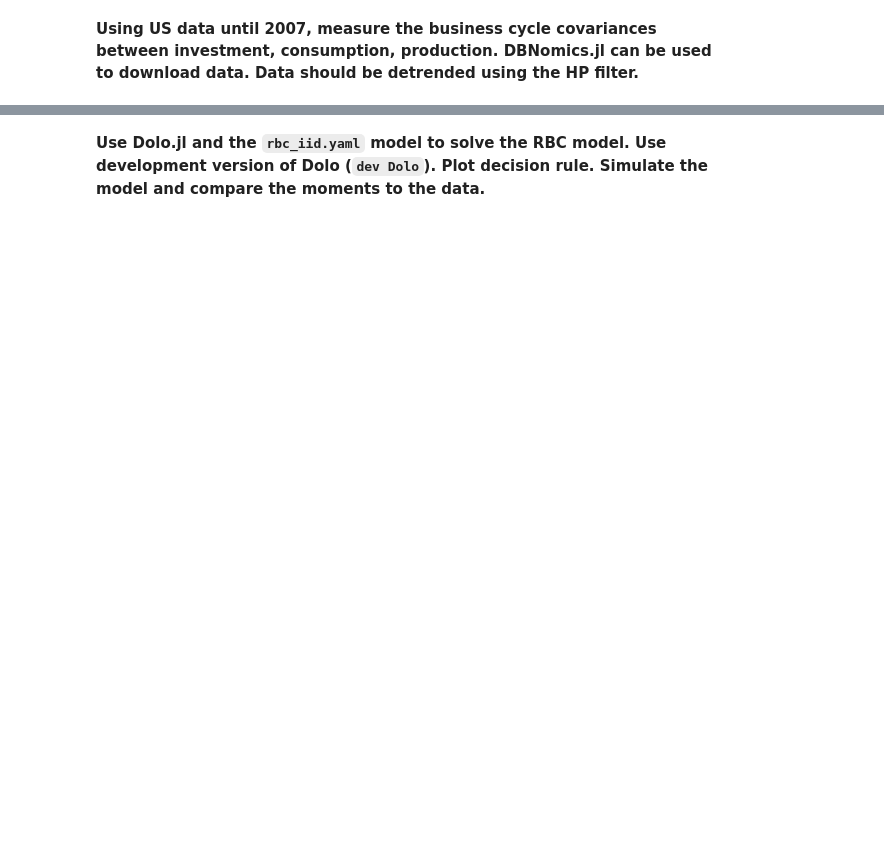
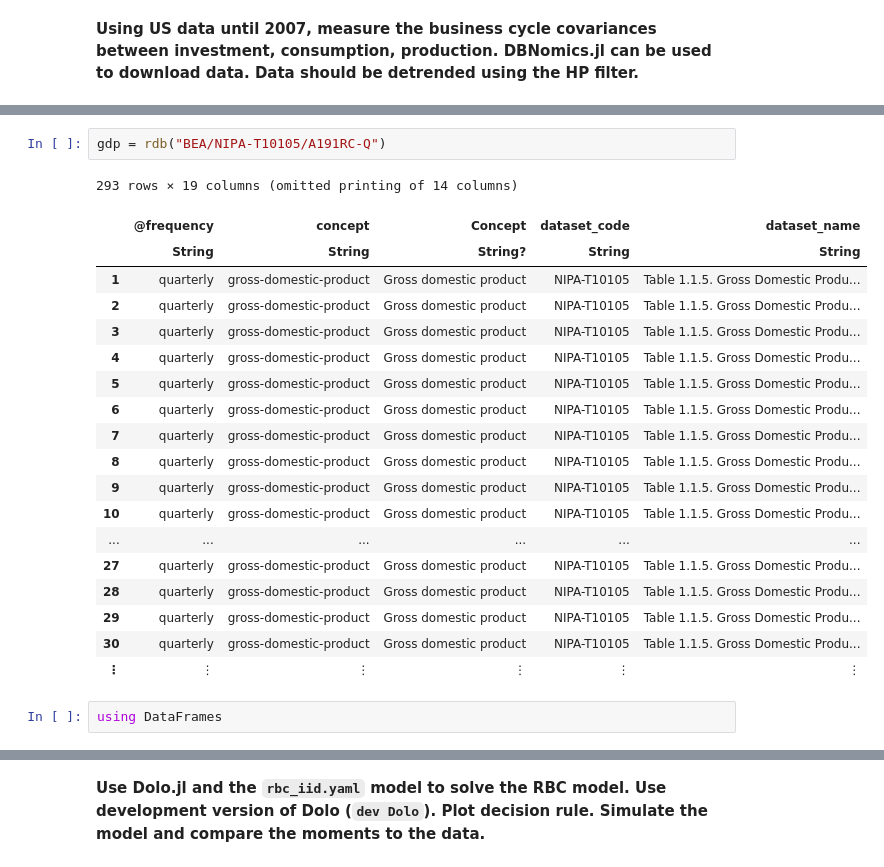
Before and after one commit to albop/eco309, a Jupyter notebook: notebooks/10_FOCs_and_macro_models.ipynb, the cells around one changed output, grey strips where cells are left out. Drawn from its saved outputs; the diff is of its cells as text; blank space fills up the shorter version.

```diff
--- a/notebooks/10_FOCs_and_macro_models.ipynb
+++ b/notebooks/10_FOCs_and_macro_models.ipynb
@@ -37,0 +49,24 @@ __Using US data until 2007, measure the business cycle covariances between inves
+# %%
+gdp = rdb("BEA/NIPA-T10105/A191RC-Q")
+# %% [output]
+293 rows × 19 columns (omitted printing of 14 columns)
+|  | @frequency | concept | Concept | dataset_code | dataset_name |
+|  | String | String | String? | String | String |
+| 1 | quarterly | gross-domestic-product | Gross domestic product | NIPA-T10105 | Table 1.1.5. Gross Domestic Produ... |
+| 2 | quarterly | gross-domestic-product | Gross domestic product | NIPA-T10105 | Table 1.1.5. Gross Domestic Produ... |
+| 3 | quarterly | gross-domestic-product | Gross domestic product | NIPA-T10105 | Table 1.1.5. Gross Domestic Produ... |
+| 4 | quarterly | gross-domestic-product | Gross domestic product | NIPA-T10105 | Table 1.1.5. Gross Domestic Produ... |
+| 5 | quarterly | gross-domestic-product | Gross domestic product | NIPA-T10105 | Table 1.1.5. Gross Domestic Produ... |
+| 6 | quarterly | gross-domestic-product | Gross domestic product | NIPA-T10105 | Table 1.1.5. Gross Domestic Produ... |
+| 7 | quarterly | gross-domestic-product | Gross domestic product | NIPA-T10105 | Table 1.1.5. Gross Domestic Produ... |
+| 8 | quarterly | gross-domestic-product | Gross domestic product | NIPA-T10105 | Table 1.1.5. Gross Domestic Produ... |
+| 9 | quarterly | gross-domestic-product | Gross domestic product | NIPA-T10105 | Table 1.1.5. Gross Domestic Produ... |
+| 10 | quarterly | gross-domestic-product | Gross domestic product | NIPA-T10105 | Table 1.1.5. Gross Domestic Produ... |
+| ... | ... | ... | ... | ... | ... |
+| 27 | quarterly | gross-domestic-product | Gross domestic product | NIPA-T10105 | Table 1.1.5. Gross Domestic Produ... |
+| 28 | quarterly | gross-domestic-product | Gross domestic product | NIPA-T10105 | Table 1.1.5. Gross Domestic Produ... |
+| 29 | quarterly | gross-domestic-product | Gross domestic product | NIPA-T10105 | Table 1.1.5. Gross Domestic Produ... |
+| 30 | quarterly | gross-domestic-product | Gross domestic product | NIPA-T10105 | Table 1.1.5. Gross Domestic Produ... |
+| ⋮ | ⋮ | ⋮ | ⋮ | ⋮ | ⋮ |
+# %%
+using DataFrames
```
Also changed, not shown: parts of 36 cells of this notebook, 1 other file.
